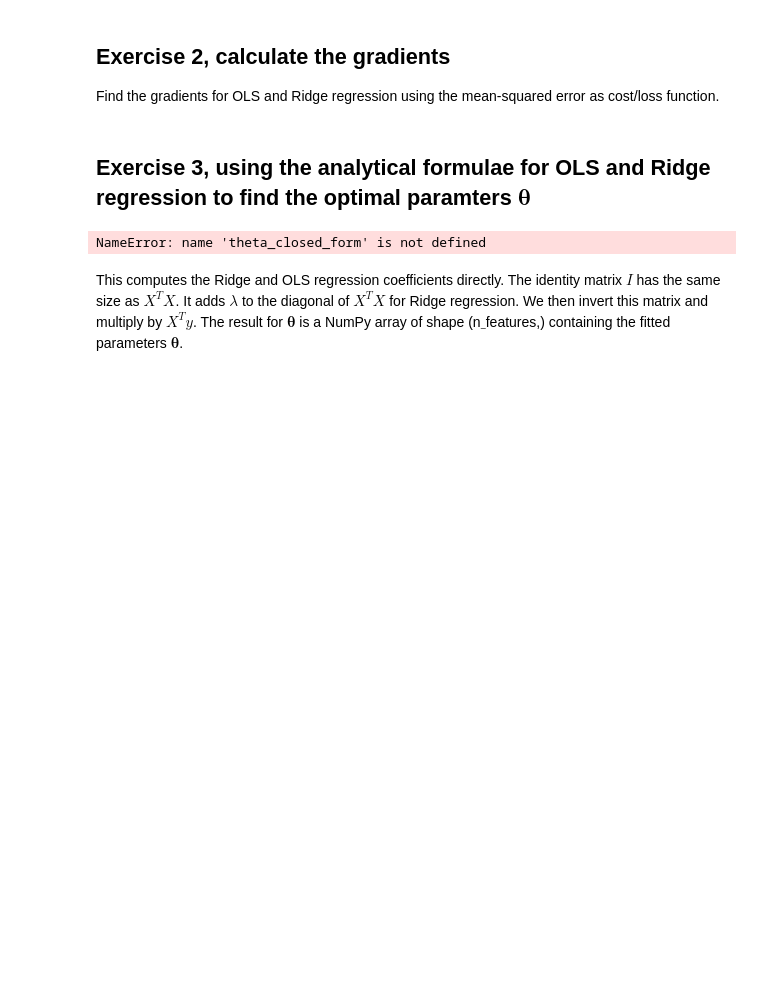
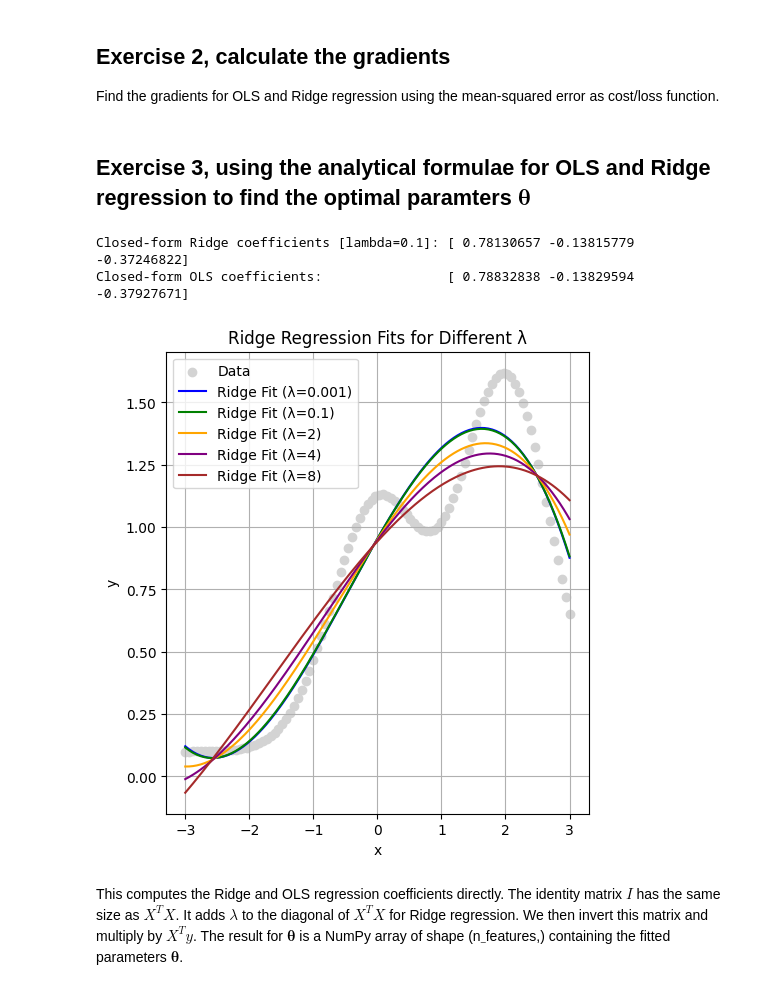
Before and after one commit to BartoszTrela/applied-data-analysis-and-ml, a Jupyter notebook: exercises/E4/exercisesweek37.ipynb, the cells around one changed output. Saved outputs shown, nothing was run; the diff lists cells and outputs as text; code cells hidden in the pictures; blank space fills up the shorter version.

```diff
--- a/exercises/E4/exercisesweek37.ipynb
+++ b/exercises/E4/exercisesweek37.ipynb
@@ -66,8 +66,8 @@ def polynomial_features(x, p, intercept=False):
             X[:, i - 1] = x**i
     return X
 # %%
-n_features = 100
-x = np.linspace(-3, 3, n_features)
+n_features = 3
+x = np.linspace(-3, 3, 100)
 y = np.exp(-x**2) + 1.5 * np.exp(-(x-2)**2) + np.random.normal(0, 0.1)
 
 X = polynomial_features(x, n_features)
@@ -100,18 +100,45 @@ Find the gradients for OLS and Ridge regression using the mean-squared error as
 # %%
 # Set regularization parameter, either a single value or a vector of values
 # Note that lambda is a python keyword. The lambda keyword is used to create small, single-expression functions without a formal name. These are often called "anonymous functions" or "lambda functions."
+
 lam = 0.1
+# Analytical form for OLS and Ridge solution: theta_Ridge = (X^T X + lambda * I)^{-1} X^T y and theta_OLS = (X^T X)^{-1} X^T y
+I = np.eye(X.shape[1])
+theta_closed_formRidge = np.linalg.inv(X_norm.T @ X_norm + lam*I) @ X_norm.T @ y_centered
+theta_closed_formOLS = np.linalg.inv(X_norm.T @ X_norm) @ X_norm.T @ y_centered
 
+print(f"Closed-form Ridge coefficients [lambda={lam}]:", theta_closed_formRidge)
+print("Closed-form OLS coefficients:               ", theta_closed_formOLS)
 
-# Analytical form for OLS and Ridge solution: theta_Ridge = (X^T X + lambda * I)^{-1} X^T y and theta_OLS = (X^T X)^{-1} X^T y
-I = np.eye(n_features)
-theta_closed_formRidge = np.linalg.inv(X.T @ X + lam*I) @ X.T @ y
-theta_closed_formOLS = np.linalg.inv(X.T @ X) @ X.T @ y
+# Plotting the results
+import matplotlib.pyplot as plt
 
-print("Closed-form Ridge coefficients:", theta_closed_formRidge)
-print("Closed-form OLS coefficients:", theta_closed_formOLS)
+plt.figure(figsize=(12, 6))
+
+plt.subplot(1, 2, 1)
+plt.scatter(x, y, color='lightgray', label='Data')
+
+x_fit = np.linspace(-3, 3, 200)
+X_fit = polynomial_features(x_fit, 3)
+X_fit_norm = (X_fit - X_mean) / X_std
+
+lambdas = [0.001, 0.1, 2, 4, 8]
+colors = ['blue', 'green', 'orange', 'purple', 'brown']
+
+for lam, color in zip(lambdas, colors):
+    theta_ridge = np.linalg.inv(X_norm.T @ X_norm + lam*I) @ X_norm.T @ y_centered
+    y_fit_ridge = X_fit_norm @ theta_ridge + y_mean
+    plt.plot(x_fit, y_fit_ridge, label=f'Ridge Fit (λ={lam})', color=color)
+
+plt.title('Ridge Regression Fits for Different λ')
+plt.xlabel('x')
+plt.ylabel('y')
+plt.legend()
+plt.grid()
 # %% [output]
-NameError: name 'theta_closed_form' is not defined
+Closed-form Ridge coefficients [lambda=0.1]: [ 0.78130657 -0.13815779 -0.37246822]
+Closed-form OLS coefficients:                [ 0.78832838 -0.13829594 -0.37927671]
+[figure, added]
 # %% [markdown]
 This computes the Ridge and OLS regression coefficients directly. The identity
 matrix $I$ has the same size as $X^T X$. It adds $\lambda$ to the diagonal of $X^T X$ for Ridge regression. We
```
Also changed, not shown: parts of 4 cells of this notebook, 2 other files.
